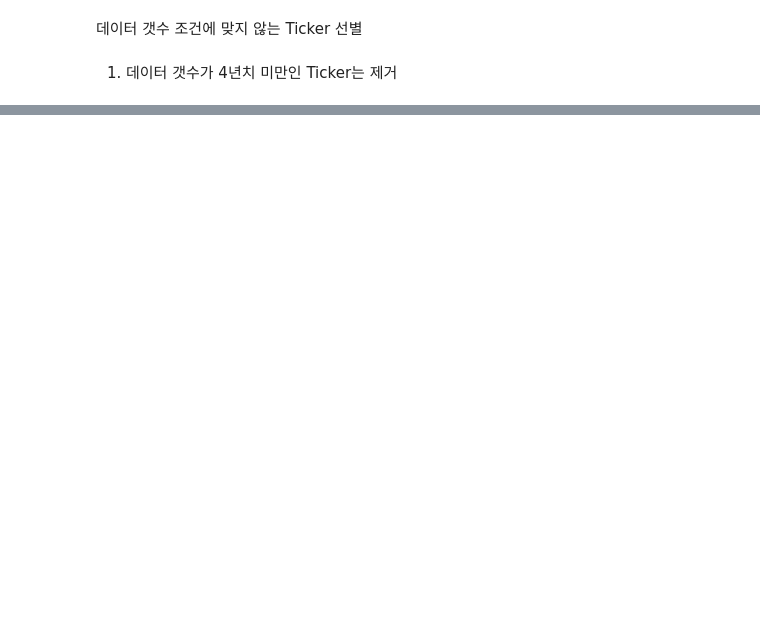
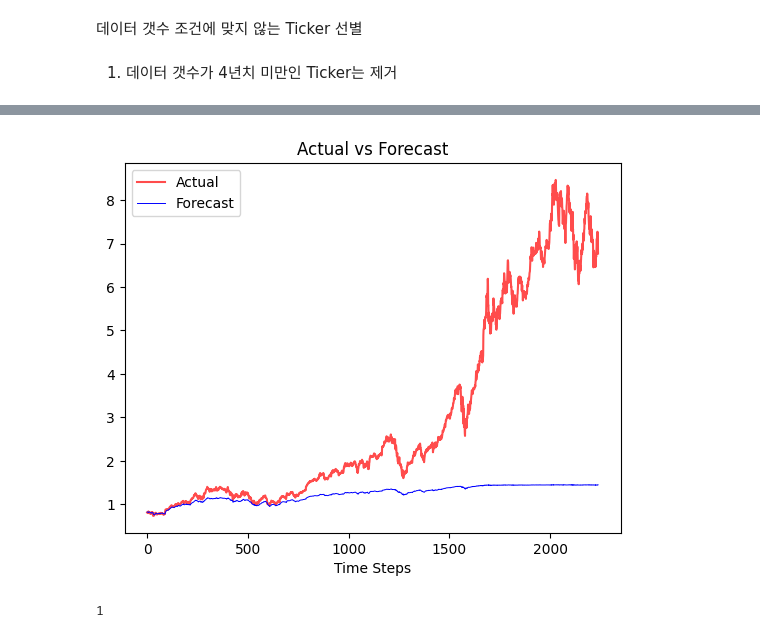
Before and after one commit to Inwest1997/TradingSystem, a Jupyter notebook: trading_dataset_split.ipynb, the cells around one changed output, grey strips where cells are left out. Cells and saved outputs as stored; diff of their text form; code cells hidden in the pictures; blank space fills up the shorter version.

```diff
--- a/trading_dataset_split.ipynb
+++ b/trading_dataset_split.ipynb
@@ -7,7 +7,8 @@ from sklearn.preprocessing import MinMaxScaler
 # %%
 df = pd.read_csv('concat.csv', index_col=0)
 # %%
-df.drop(df.columns[-5:], axis = 1, inplace=True)
+# df.drop(df.columns[-5:], axis = 1, inplace=True)
+df.drop('Close', axis = 1, inplace=True)
 # %%
 df.shape
 # %% [output]
@@ -106,7 +107,7 @@ class Net(nn.Module):
         x = self.fc(x[:, -1])
         return x
 # %%
-feature_num = 6
+feature_num = len(df.columns)
 hidden_dim = 10
 output_dim = 1
 device = 'cpu'
@@ -194,0 +188,16 @@ Epoch011                 loss : 0.0, valid loss : 0.058
+# %%
+test_dataset = StockDataset('AAPL', mode = 'test')
+test_loader = DataLoader(test_dataset,
+                # batch_size = batch,
+                shuffle = False,
+                drop_last = True)
+# %%
+pred = []
+true = []
+model.eval()
+with torch.no_grad():
+    for idx, (X, y) in enumerate(test_loader):
+            X, y = X.to(device), y.to(device)
+            true.append(y)
+            print(idx, model(X))
+            pred.append(model(X))
@@ -194,0 +222,14 @@ Epoch011                 loss : 0.0, valid loss : 0.058
+# %%
+import matplotlib.pyplot as plt
+plt.plot(true, color='red', alpha=0.7)
+plt.plot(pred, color='blue', linewidth=0.7)
+plt.title('Actual vs Forecast')
+plt.legend(['Actual', 'Forecast'])
+plt.xlabel('Time Steps')
+plt.show()
+# %% [output]
+[figure, added]
+# %%
+len(y)
+# %% [output]
+1
```
Also changed, not shown: parts of 12 cells of this notebook.
